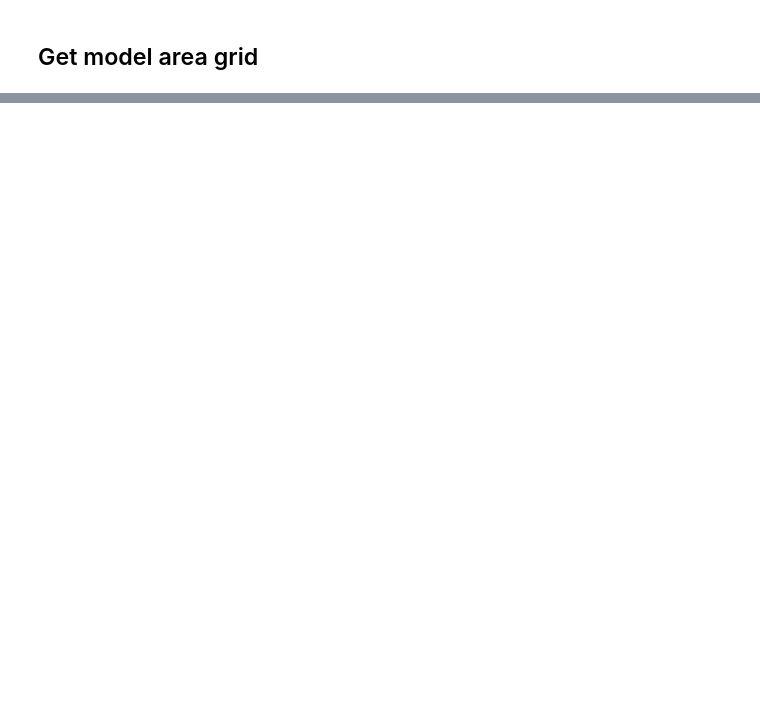
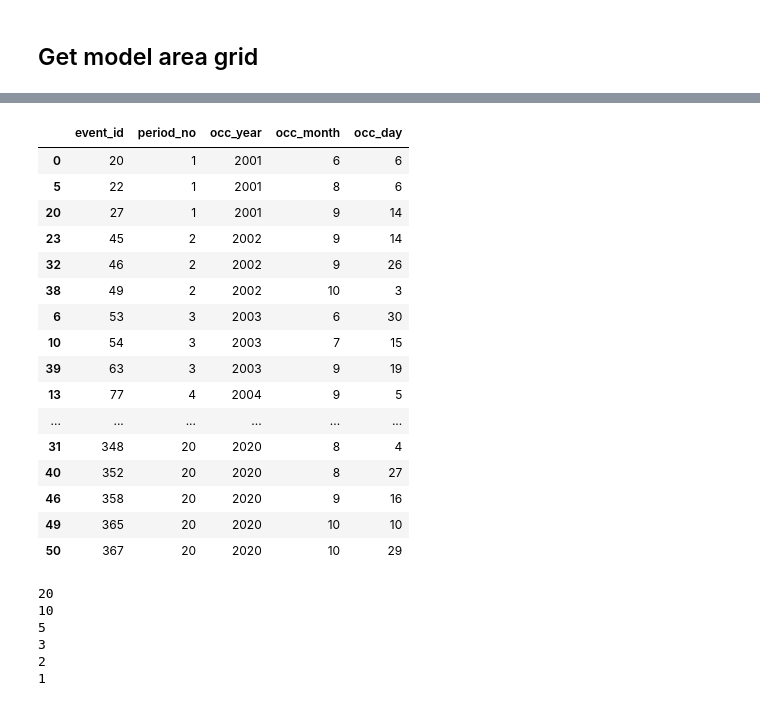
Before and after one commit to OasisLMF/Workshop2021, a Jupyter notebook: Exercise_1_Hazard.ipynb, the cells around one changed output, grey strips where cells are left out. Drawn from its saved outputs; the diff is of its cells as text; code cells hidden in the pictures; blank space fills up the shorter version.

Commit message:
model runs

```diff
--- a/Exercise_1_Hazard.ipynb
+++ b/Exercise_1_Hazard.ipynb
@@ -244,6 +422,54 @@ df_intensity.to_csv('model_data/intensity_bin_dict.csv',index=False)
 # %%
 # write keys data out
 df_grid_coord[['area_peril_id','latitude','longitude']].to_csv('keys_data/areaperil_dict.csv',index=False)
+# %%
+# write occurrence file
+df_event_dates = df_events_intensity.groupby(['id'])[['date']].min().merge(df_events,on='id')
+df_event_dates['date_str']=df_event_dates['date'].astype('str')
+df_event_dates['occ_year']=df_event_dates['date_str'].apply(lambda x: int(x[0:4]))
+df_event_dates['occ_month']=df_event_dates['date_str'].apply(lambda x: int(x[4:6]))
+df_event_dates['occ_day']=df_event_dates['date_str'].apply(lambda x: int(x[6:8]))
+
+year_min = df_event_dates['occ_year'].min()
+df_event_dates['period_no']=df_event_dates['occ_year'] - year_min + 1
+
+df_occurrence = df_event_dates[['event_id','period_no','occ_year','occ_month','occ_day']].sort_values(
+    by=['period_no','event_id'])
+
+df_occurrence.to_csv('model_data/occurrence.csv',index=False)
+
+df_occurrence
+# %% [output]
+|  | event_id | period_no | occ_year | occ_month | occ_day |
+| 0 | 20 | 1 | 2001 | 6 | 6 |
+| 5 | 22 | 1 | 2001 | 8 | 6 |
+| 20 | 27 | 1 | 2001 | 9 | 14 |
+| 23 | 45 | 2 | 2002 | 9 | 14 |
+| 32 | 46 | 2 | 2002 | 9 | 26 |
+| 38 | 49 | 2 | 2002 | 10 | 3 |
+| 6 | 53 | 3 | 2003 | 6 | 30 |
+| 10 | 54 | 3 | 2003 | 7 | 15 |
+| 39 | 63 | 3 | 2003 | 9 | 19 |
+| 13 | 77 | 4 | 2004 | 9 | 5 |
+| ... | ... | ... | ... | ... | ... |
+| 31 | 348 | 20 | 2020 | 8 | 4 |
+| 40 | 352 | 20 | 2020 | 8 | 27 |
+| 46 | 358 | 20 | 2020 | 9 | 16 |
+| 49 | 365 | 20 | 2020 | 10 | 10 |
+| 50 | 367 | 20 | 2020 | 10 | 29 |
+# %%
+# write return period file
+with open('model_data/returnperiods.csv','w') as rp:
+    rp.write('20\n10\n5\n3\n2\n1')
+
+! cat model_data/returnperiods.csv
+# %% [output]
+20
+10
+5
+3
+2
+1
 # %%
 df_events['key']=1
 df_grid['key']=1
```
Also changed, not shown: parts of 13 cells of this notebook, 24 other files.
